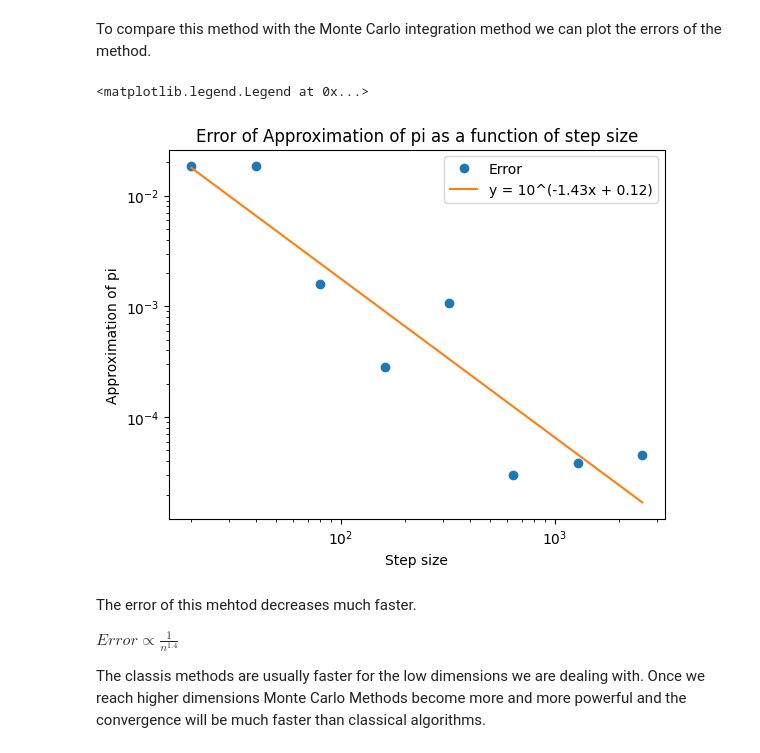
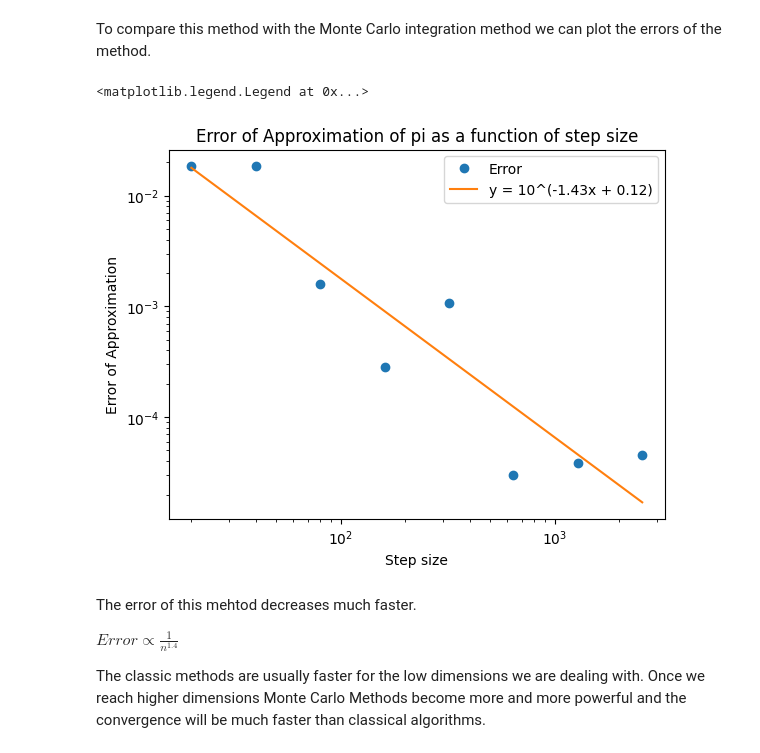
Before and after one commit to larsnotlars/Python_Simulations, a Jupyter notebook: Monte_Carlo/Monte_Carlo.ipynb, the cells around one changed output. Drawn from its saved outputs; the diff is of its cells as text; code cells hidden in the pictures.

```diff
--- a/Monte_Carlo/Monte_Carlo.ipynb
+++ b/Monte_Carlo/Monte_Carlo.ipynb
@@ -182,26 +184,26 @@ To compare this method with the Monte Carlo integration method we can plot the e
 # %%
 pi_error= np.abs(circle_vals - np.pi)
 n_vals= 2/h_vals
 
 pi_error_log = np.log10(pi_error)
 n_vals_log = np.log10(n_vals)
 m, b = np.polyfit(n_vals_log, pi_error_log, 1)
 
 plt.plot(n_vals,pi_error, "o", label="Error")
 plt.plot(n_vals, 10**(m*n_vals_log + b), label="y = 10^({:.2f}x + {:.2f})".format(m, b))
 plt.title("Error of Approximation of pi as a function of step size")
 plt.xlabel("Step size")
-plt.ylabel("Approximation of pi")
+plt.ylabel("Error of Approximation")
 plt.xscale("log")
 plt.yscale("log")
 plt.legend()
 # %% [output]
 <matplotlib.legend.Legend at 0x...>
-[figure, old version]
+[figure, new version]
 # %% [markdown]
 The error of this mehtod decreases much faster.
 
 $Error  \propto \frac{1}{n^{1.4}}$
 
-The classis methods are usually faster for the low dimensions we are dealing with.
+The classic methods are usually faster for the low dimensions we are dealing with.
 Once we reach higher dimensions Monte Carlo Methods become more and more powerful and the convergence will be much faster than classical algorithms.
```
Also changed, not shown: parts of 2 cells of this notebook, 1 other file.
